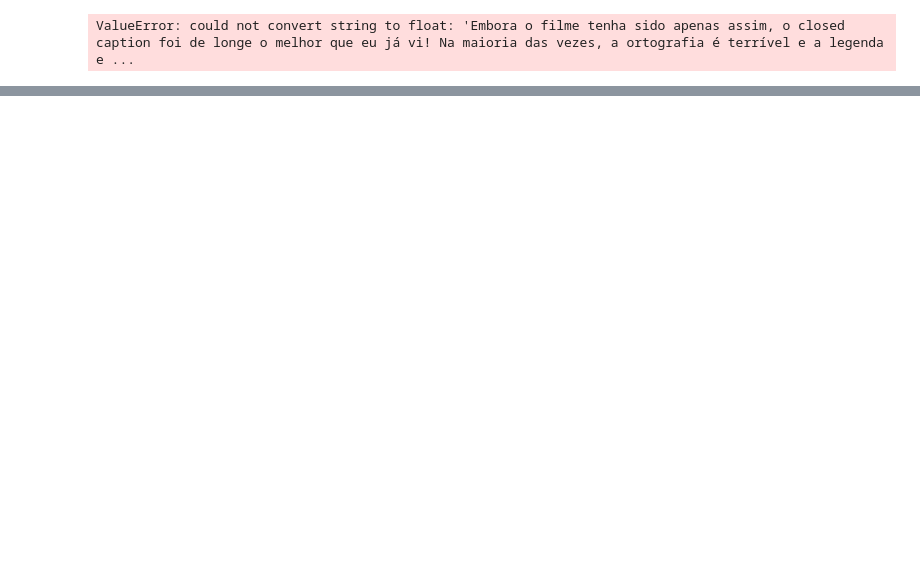
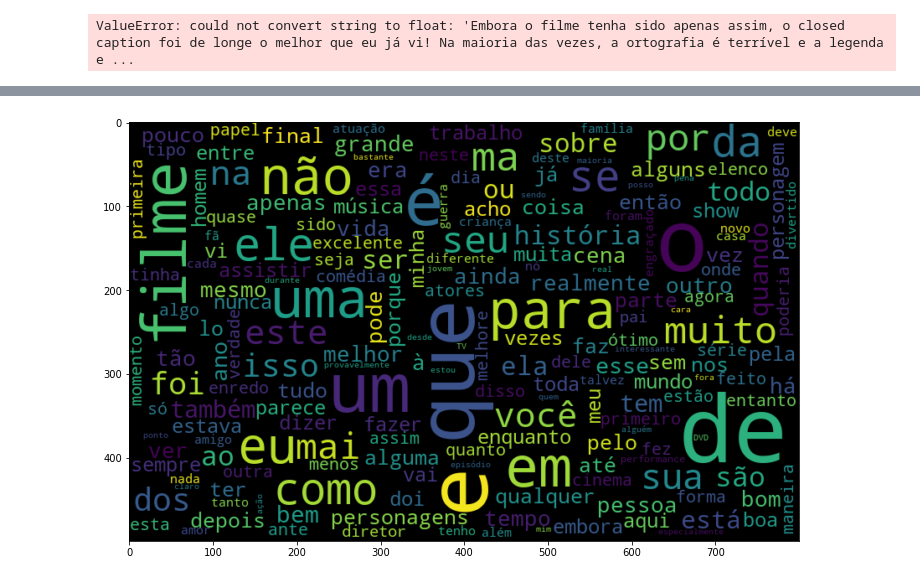
Before and after one commit to antonioeagomes/analise-dados-textuais, a Jupyter notebook: IMDB.ipynb, the cells around one changed output, grey strips where cells are left out. Cells and saved outputs as stored; diff of their text form; code cells hidden in the pictures; blank space fills up the shorter version.

```diff
--- a/IMDB.ipynb
+++ b/IMDB.ipynb
@@ -51,0 +133,4 @@ True
+# %%
+monta_nuvem(reviews_positivos, 'text_pt')
+# %% [output]
+[figure, added]
```
Also changed, not shown: parts of 41 cells of this notebook, 2 other files.
